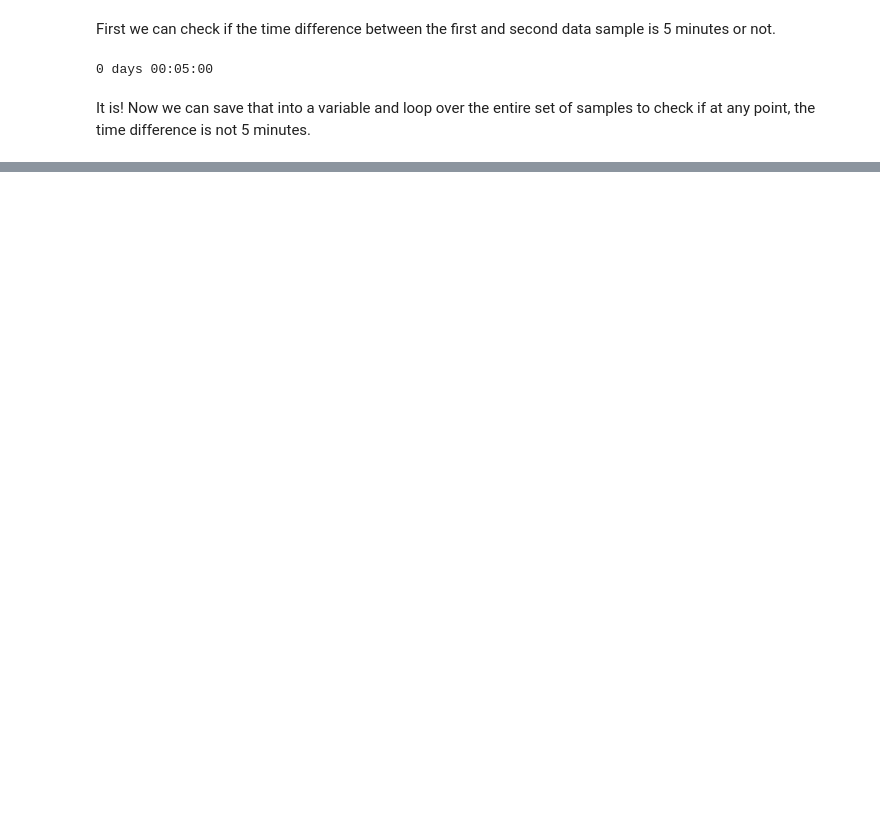
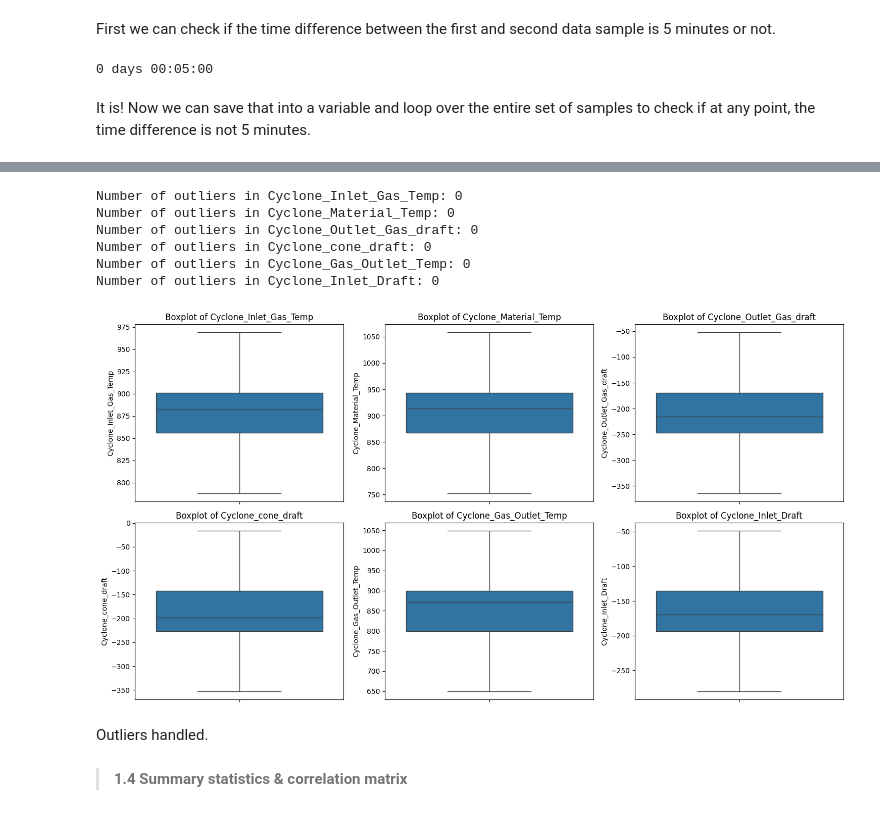
Before and after one commit to asifsahadh/exact-space-assignment, a Jupyter notebook: p1-playground.ipynb, the cells around one changed output, grey strips where cells are left out. Drawn from its saved outputs; the diff is of its cells as text; code cells hidden in the pictures; blank space fills up the shorter version.

```diff
--- a/p1-playground.ipynb
+++ b/p1-playground.ipynb
@@ -49,0 +287,41 @@ for i in range(len(df['time'])):
+# %%
+def cap_outliers(df):
+    df_capped = df.copy()
+    for col in df_capped.select_dtypes(include=['number']).columns:
+        Q1 = df_capped[col].quantile(0.25)
+        Q3 = df_capped[col].quantile(0.75)
+        IQR = Q3 - Q1
+        lower_bound = Q1 - 1.5 * IQR
+        upper_bound = Q3 + 1.5 * IQR
+
+        # cap the values at bounds
+        df_capped[col] = df_capped[col].clip(lower=lower_bound, upper=upper_bound)
+    return df_capped
+
+capped_df = cap_outliers(df_temp)
+iqr_outliers(capped_df)
+# %% [output]
+Number of outliers in Cyclone_Inlet_Gas_Temp: 0
+Number of outliers in Cyclone_Material_Temp: 0
+Number of outliers in Cyclone_Outlet_Gas_draft: 0
+Number of outliers in Cyclone_cone_draft: 0
+Number of outliers in Cyclone_Gas_Outlet_Temp: 0
+Number of outliers in Cyclone_Inlet_Draft: 0
+# %%
+num_features = len(capped_df)
+
+fig, axes = plt.subplots(2, 3, figsize = (15, 8))
+axes = axes.flatten()
+
+for i, col in enumerate(capped_df.columns):
+    sns.boxplot(y = capped_df[col], ax = axes[i])
+    axes[i].set_title(f'Boxplot of {col}')
+
+plt.tight_layout()
+plt.show()
+# %% [output]
+[figure, added]
+# %% [markdown]
+Outliers handled.
+# %% [markdown]
+>__1.4 Summary statistics & correlation matrix__
```
Also changed, not shown: parts of 32 cells of this notebook.
